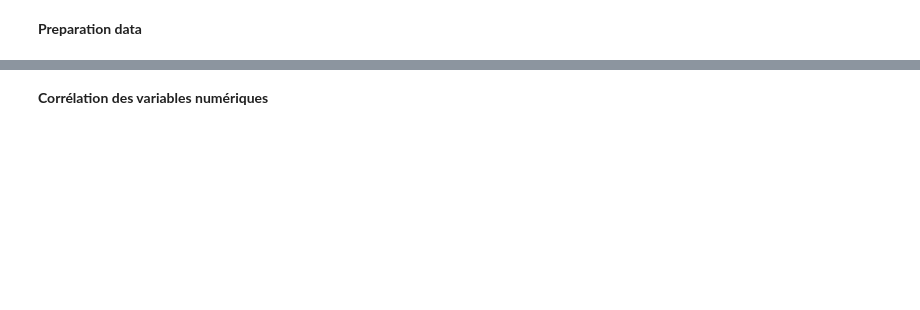
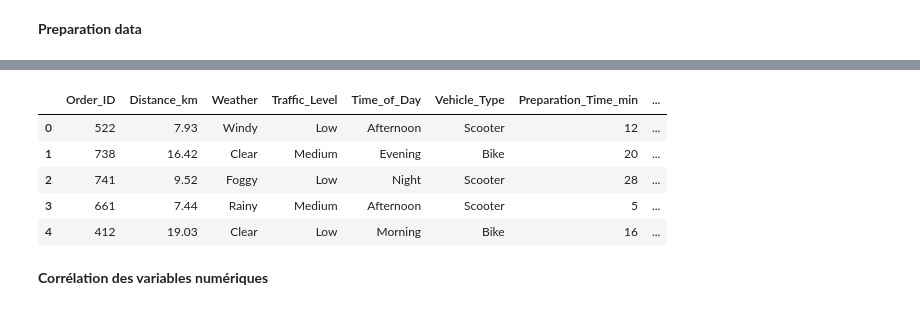
Before and after one commit to Maryemelb/prediction_du_Temps_de_Livraison, a Jupyter notebook: Nootbooks/EDA.ipynb, the cells around one changed output, grey strips where cells are left out. Drawn from its saved outputs; the diff is of its cells as text; code cells hidden in the pictures; blank space fills up the shorter version.

```diff
--- a/Nootbooks/EDA.ipynb
+++ b/Nootbooks/EDA.ipynb
@@ -66,3 +73,12 @@ dtype: int64
+# %%
+data.head()
+# %% [output]
+|  | Order_ID | Distance_km | Weather | Traffic_Level | Time_of_Day | Vehicle_Type | Preparation_Time_min | ... |
+| 0 | 522 | 7.93 | Windy | Low | Afternoon | Scooter | 12 | ... |
+| 1 | 738 | 16.42 | Clear | Medium | Evening | Bike | 20 | ... |
+| 2 | 741 | 9.52 | Foggy | Low | Night | Scooter | 28 | ... |
+| 3 | 661 | 7.44 | Rainy | Medium | Afternoon | Scooter | 5 | ... |
+| 4 | 412 | 19.03 | Clear | Low | Morning | Bike | 16 | ... |
 # %% [markdown]
 **Corrélation des variables numériques**
 # %%
```
Also changed, not shown: parts of 11 cells of this notebook.
